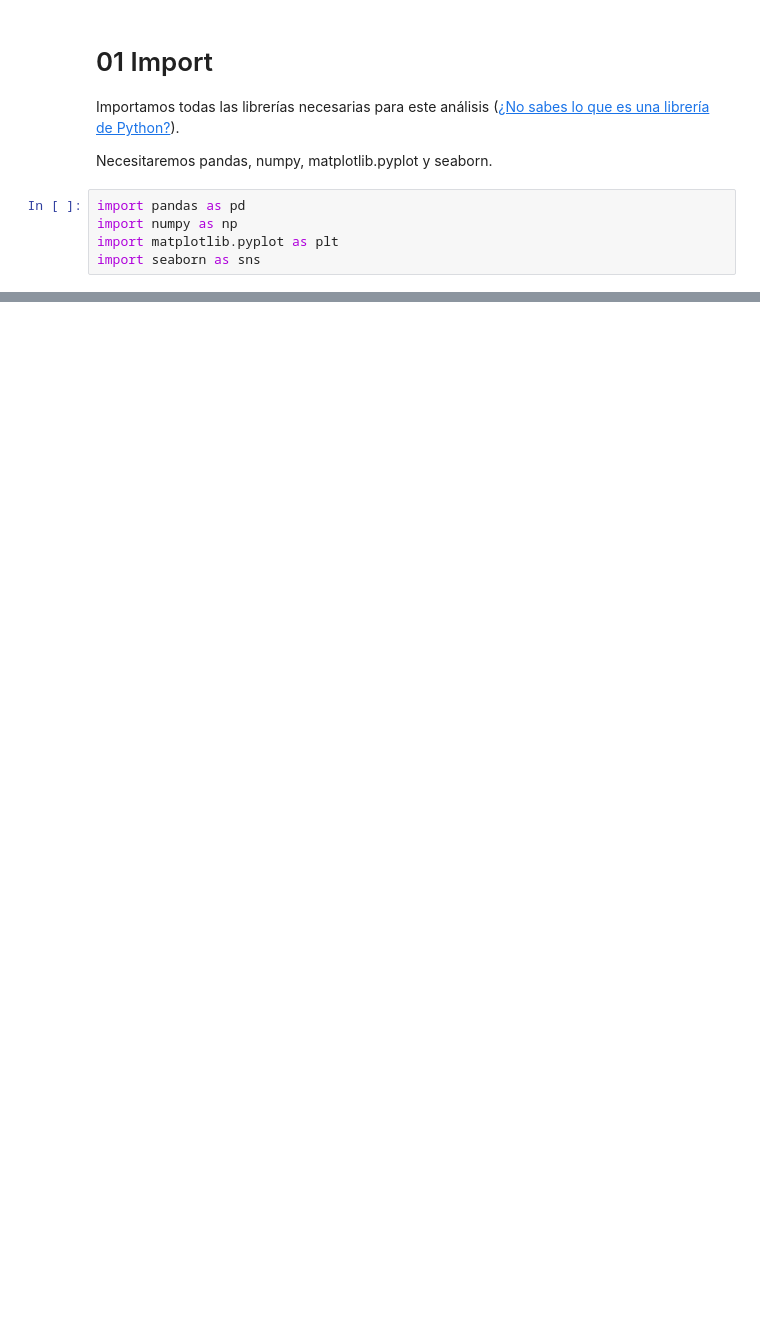
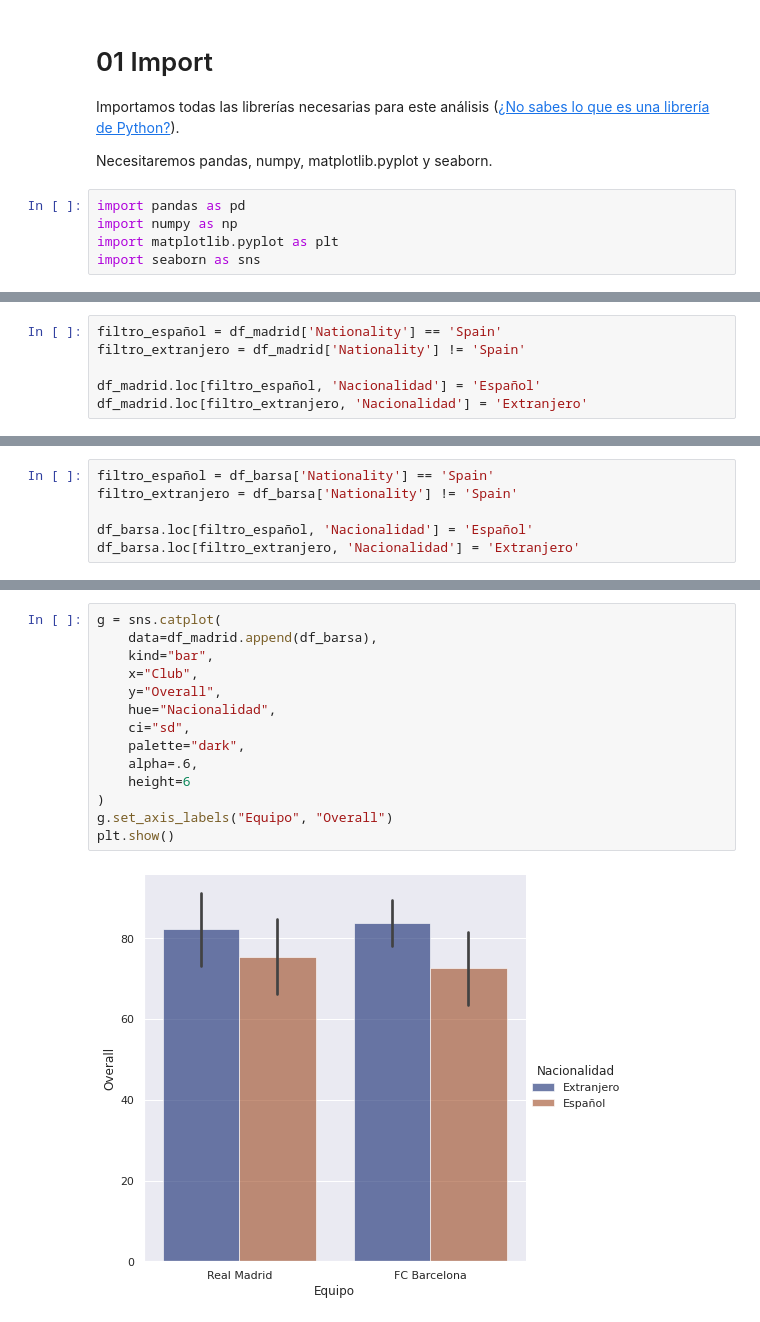
Before and after one commit to JotaBlanco/TheValley, a Jupyter notebook: Notebooks/02-analisis-exploratorio-visual/EJERCICIO_4___EDA_Visual_Barsa_Madrid.ipynb, the cells around one changed output, grey strips where cells are left out. Cells and saved outputs as stored; diff of their text form; blank space fills up the shorter version.

```diff
--- a/Notebooks/02-analisis-exploratorio-visual/EJERCICIO_4___EDA_Visual_Barsa_Madrid.ipynb
+++ b/Notebooks/02-analisis-exploratorio-visual/EJERCICIO_4___EDA_Visual_Barsa_Madrid.ipynb
@@ -775,0 +179,6 @@ profile_fifa19.to_file(output_file="/content/drive/My Drive/Data/Fifa19 Informe
+# %%
+filtro_español = df_madrid['Nationality'] == 'Spain'
+filtro_extranjero = df_madrid['Nationality'] != 'Spain'
+
+df_madrid.loc[filtro_español, 'Nacionalidad'] = 'Español'
+df_madrid.loc[filtro_extranjero, 'Nacionalidad'] = 'Extranjero'
@@ -775,0 +196,6 @@ profile_fifa19.to_file(output_file="/content/drive/My Drive/Data/Fifa19 Informe
+# %%
+filtro_español = df_barsa['Nationality'] == 'Spain'
+filtro_extranjero = df_barsa['Nationality'] != 'Spain'
+
+df_barsa.loc[filtro_español, 'Nacionalidad'] = 'Español'
+df_barsa.loc[filtro_extranjero, 'Nacionalidad'] = 'Extranjero'
@@ -775,0 +220,16 @@ profile_fifa19.to_file(output_file="/content/drive/My Drive/Data/Fifa19 Informe
+# %%
+g = sns.catplot(
+    data=df_madrid.append(df_barsa),
+    kind="bar",
+    x="Club",
+    y="Overall",
+    hue="Nacionalidad",
+    ci="sd",
+    palette="dark",
+    alpha=.6,
+    height=6
+)
+g.set_axis_labels("Equipo", "Overall")
+plt.show()
+# %% [output]
+[figure, added]
```
Also changed, not shown: parts of 119 cells of this notebook.
